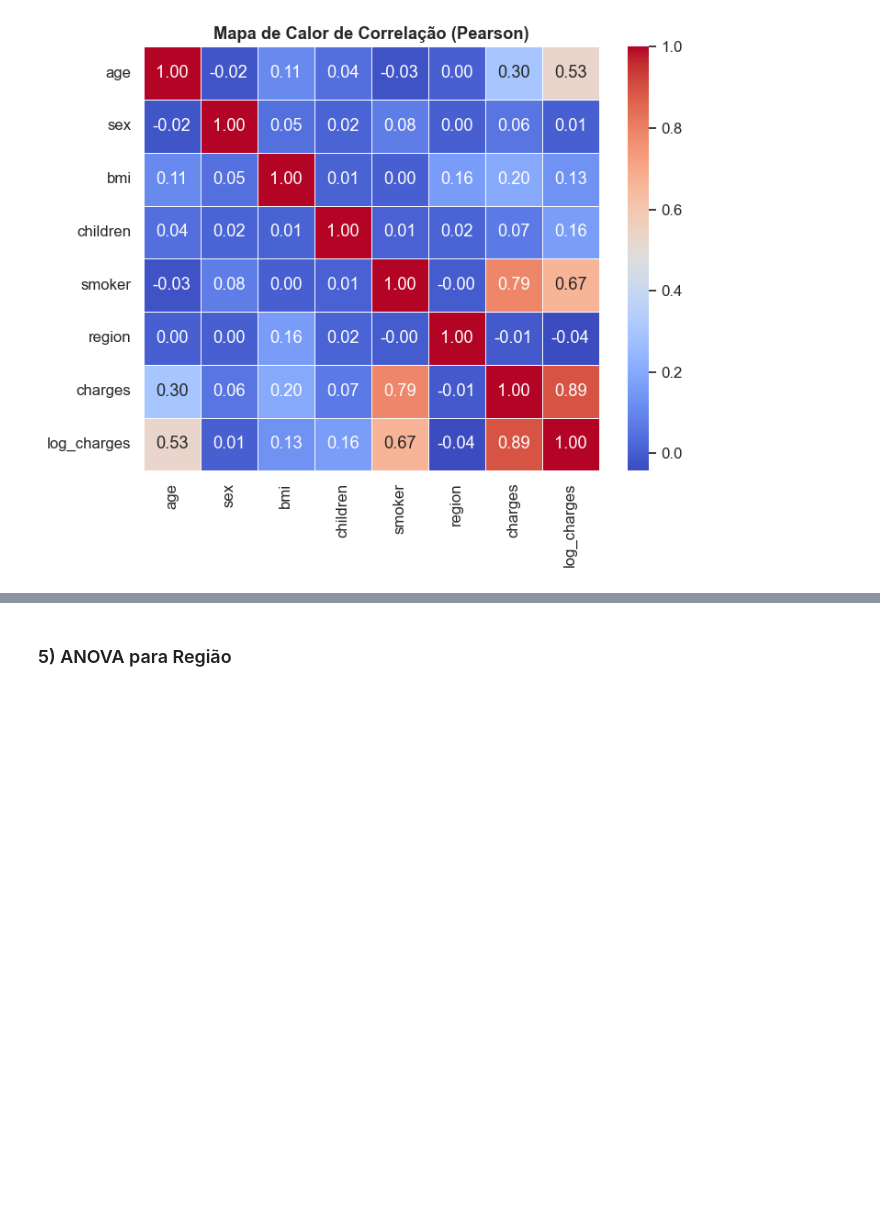
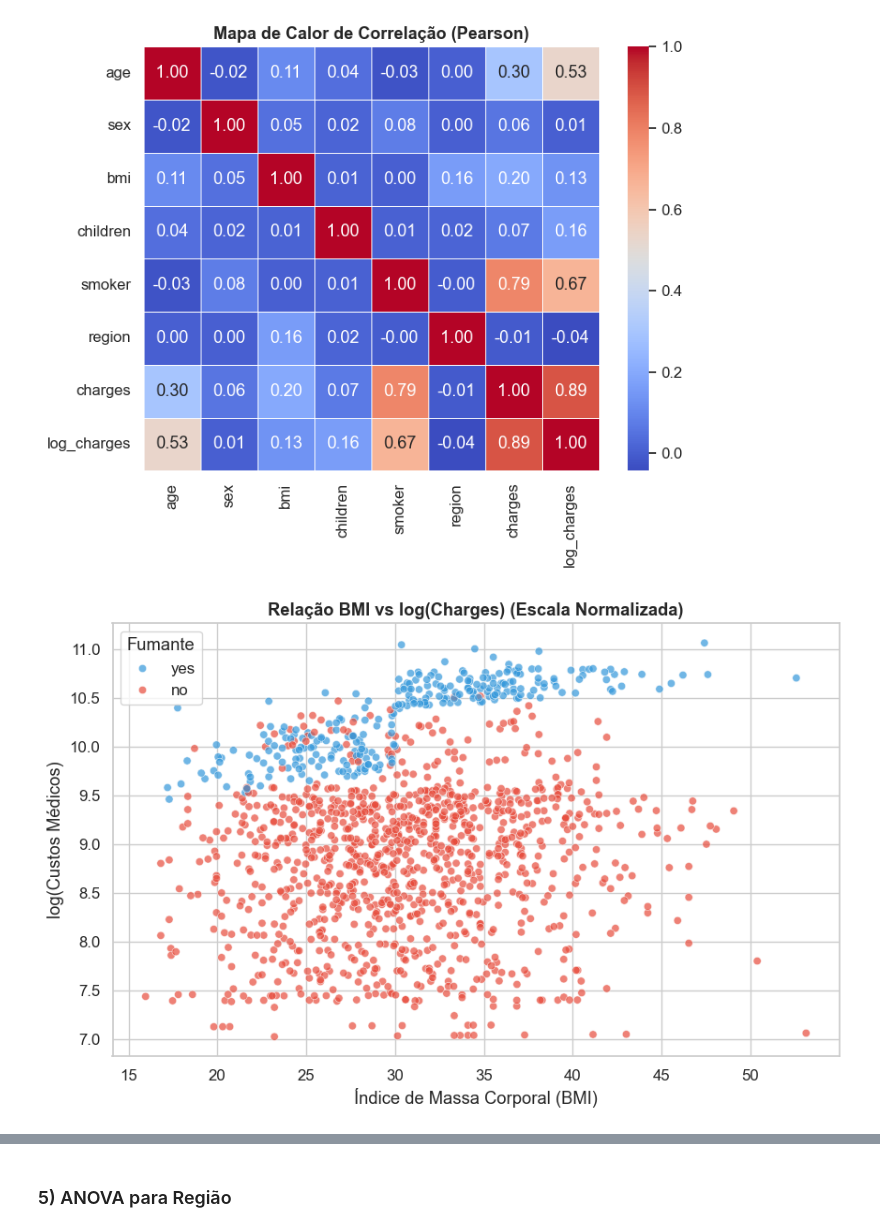
Before and after one commit to FilipeSucupira/projeto-estatistica-custos-medicos, a Jupyter notebook: notebook.ipynb, the cells around one changed output, grey strips where cells are left out. Saved outputs shown, nothing was run; the diff lists cells and outputs as text; code cells hidden in the pictures; blank space fills up the shorter version.

Commit message:
versao aprimorada

```diff
--- a/notebook.ipynb
+++ b/notebook.ipynb
@@ -517,3 +557,18 @@ plt.show()
 # %% [output]
 [figure]
 [figure]
+# %%
+#essa aqui é a versao com log charges
+
+plt.figure(figsize=(10, 6))
+
+sns.scatterplot(data=df, x='bmi', y='log_charges', hue='smoker', palette=custom_palette, alpha=0.7)
+
+plt.title('Relação BMI vs log(Charges) (Escala Normalizada)', fontweight='bold')
+plt.xlabel('Índice de Massa Corporal (BMI)')
+plt.ylabel('log(Custos Médicos)')
+plt.legend(title='Fumante', loc='upper left')
+
+plt.show()
+# %% [output]
+[figure, added]
```
Also changed, not shown: parts of 61 cells of this notebook, 1 other file.
